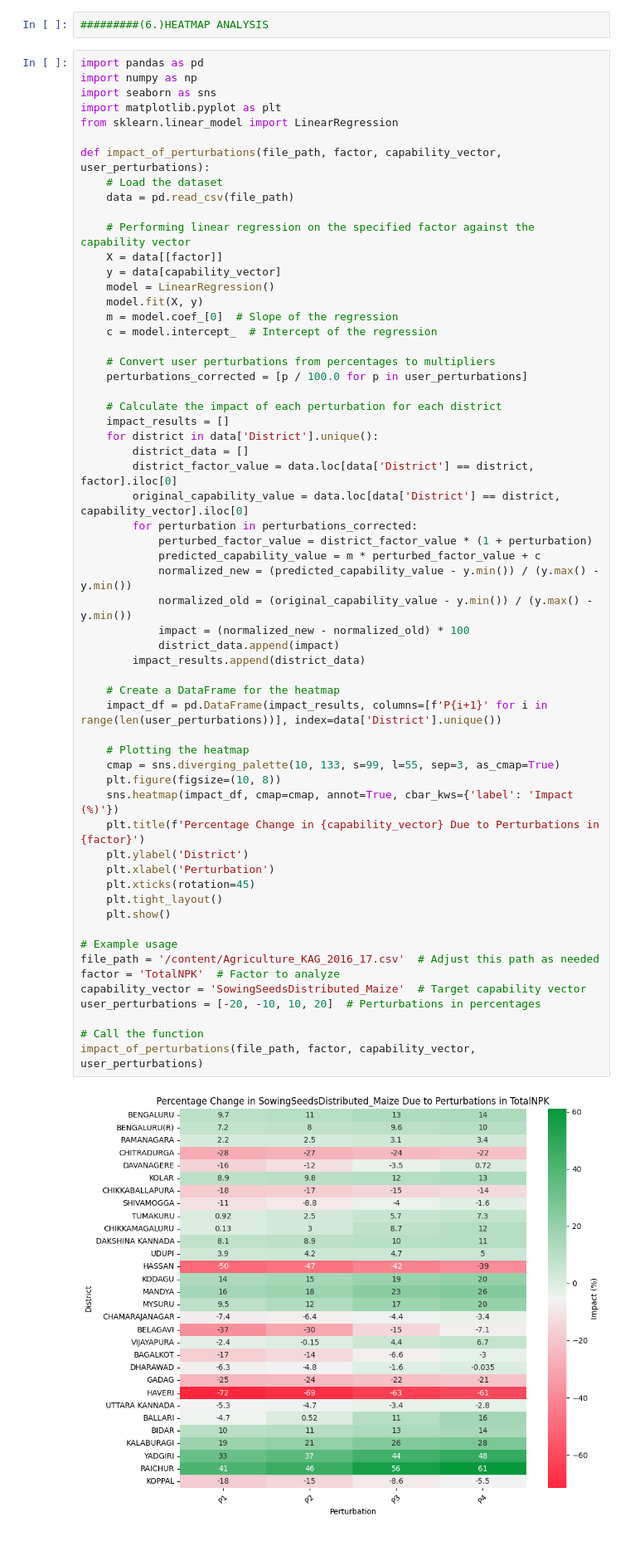
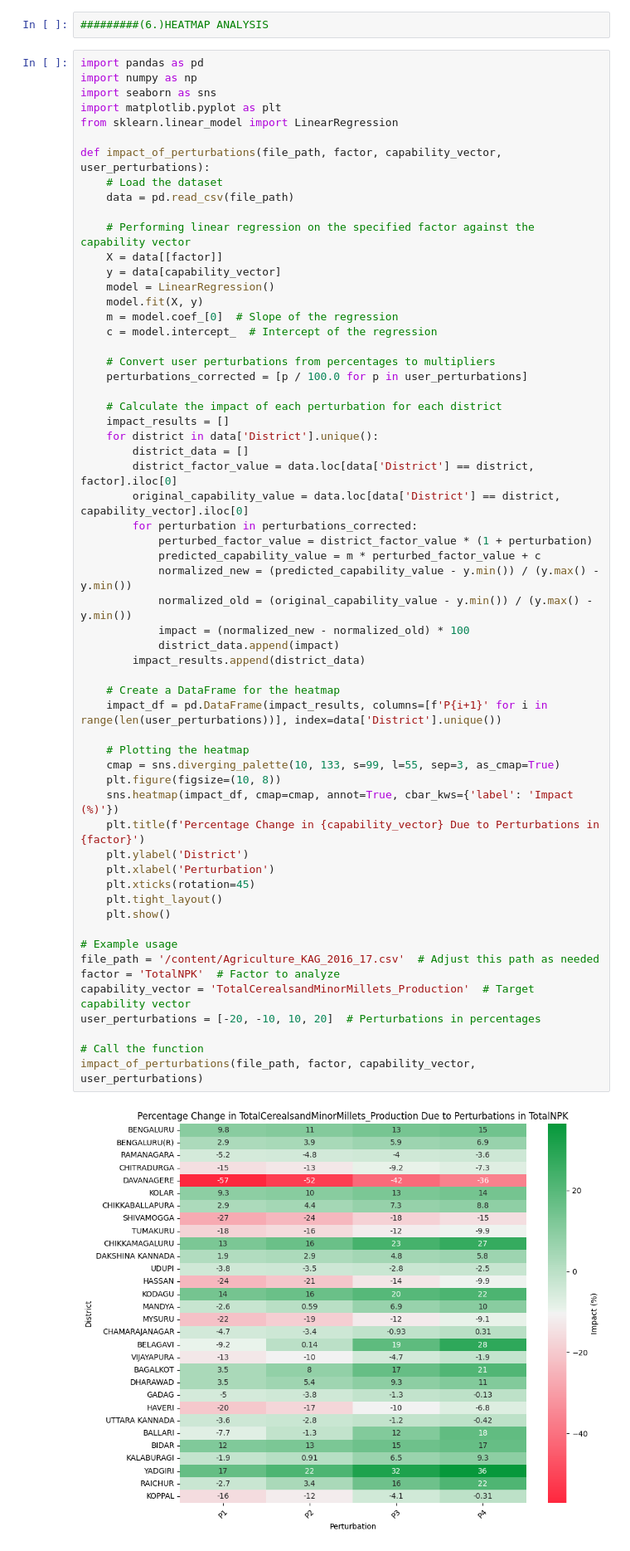
Before and after one commit to Annie-blare/WSL-FINALCODE, a Jupyter notebook: TotalCerealsandMinorMillets_Production.ipynb, the cells around one changed output. Shown at 83% size. Saved outputs shown, nothing was run; the diff lists cells and outputs as text.

```diff
--- a/TotalCerealsandMinorMillets_Production.ipynb
+++ b/TotalCerealsandMinorMillets_Production.ipynb
@@ -514,32 +514,32 @@ def impact_of_perturbations(file_path, factor, capability_vector, user_perturbat
             perturbed_factor_value = district_factor_value * (1 + perturbation)
             predicted_capability_value = m * perturbed_factor_value + c
             normalized_new = (predicted_capability_value - y.min()) / (y.max() - y.min())
             normalized_old = (original_capability_value - y.min()) / (y.max() - y.min())
             impact = (normalized_new - normalized_old) * 100
             district_data.append(impact)
         impact_results.append(district_data)
 
     # Create a DataFrame for the heatmap
     impact_df = pd.DataFrame(impact_results, columns=[f'P{i+1}' for i in range(len(user_perturbations))], index=data['District'].unique())
 
     # Plotting the heatmap
     cmap = sns.diverging_palette(10, 133, s=99, l=55, sep=3, as_cmap=True)
     plt.figure(figsize=(10, 8))
     sns.heatmap(impact_df, cmap=cmap, annot=True, cbar_kws={'label': 'Impact (%)'})
     plt.title(f'Percentage Change in {capability_vector} Due to Perturbations in {factor}')
     plt.ylabel('District')
     plt.xlabel('Perturbation')
     plt.xticks(rotation=45)
     plt.tight_layout()
     plt.show()
 
 # Example usage
 file_path = '/content/Agriculture_KAG_2016_17.csv'  # Adjust this path as needed
 factor = 'TotalNPK'  # Factor to analyze
-capability_vector = 'SowingSeedsDistributed_Maize'  # Target capability vector
+capability_vector = 'TotalCerealsandMinorMillets_Production'  # Target capability vector
 user_perturbations = [-20, -10, 10, 20]  # Perturbations in percentages
 
 # Call the function
 impact_of_perturbations(file_path, factor, capability_vector, user_perturbations)
 # %% [output]
-[figure, old version]
+[figure, new version]
```
Also changed, not shown: parts of 5 cells of this notebook.
